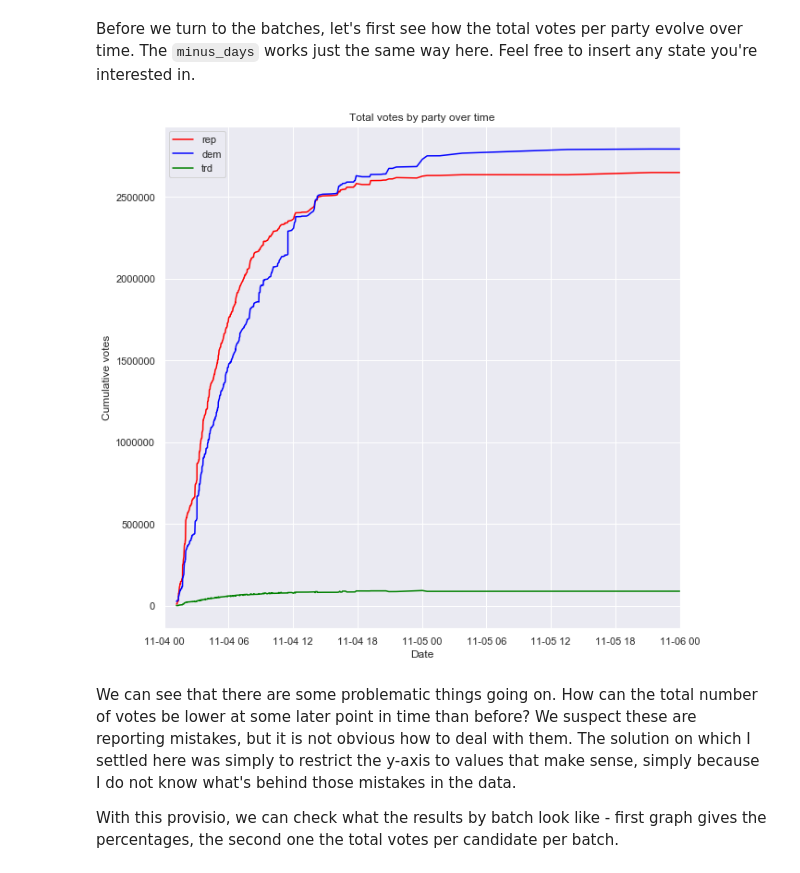
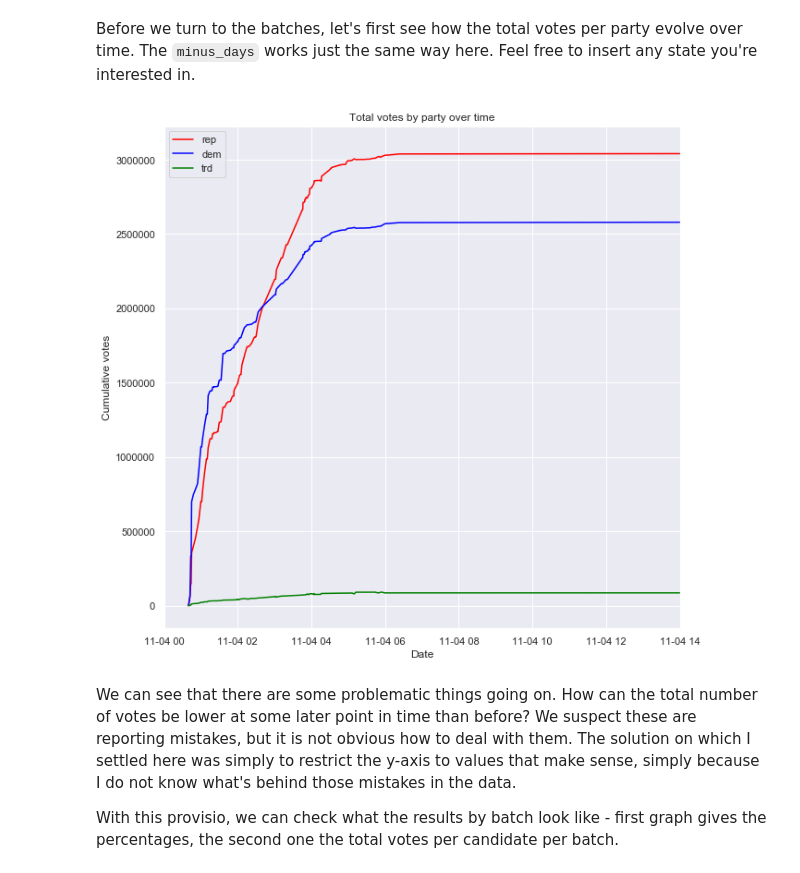
Before and after one commit to archipelagic/us_elections, a Jupyter notebook: main.ipynb, the cells around one changed output. Cells and saved outputs as stored; diff of their text form; code cells hidden in the pictures.

```diff
--- a/main.ipynb
+++ b/main.ipynb
@@ -96,9 +98,9 @@ wisc_batch.head()
 # %% [markdown]
 Before we turn to the batches, let's first see how the total votes per party evolve over time. The `minus_days` works just the same way here. Feel free to insert any state you're interested in.
 # %%
-vg.plot_total('michigan', votes_df, minus_days = 7)
+vg.plot_total('ohio', votes_df, minus_days = 4, minus_hours = 10)
 # %% [output]
-[figure, old version]
+[figure, new version]
 # %% [markdown]
 We can see that there are some problematic things going on. How can the total number of votes be lower at some later point in time than before? We suspect these are reporting mistakes, but it is not obvious how to deal with them. The solution on which I settled here was simply to restrict the y-axis to values that make sense, simply because I do not know what's behind those mistakes in the data.
 
```
Also changed, not shown: parts of 1 cell of this notebook.
